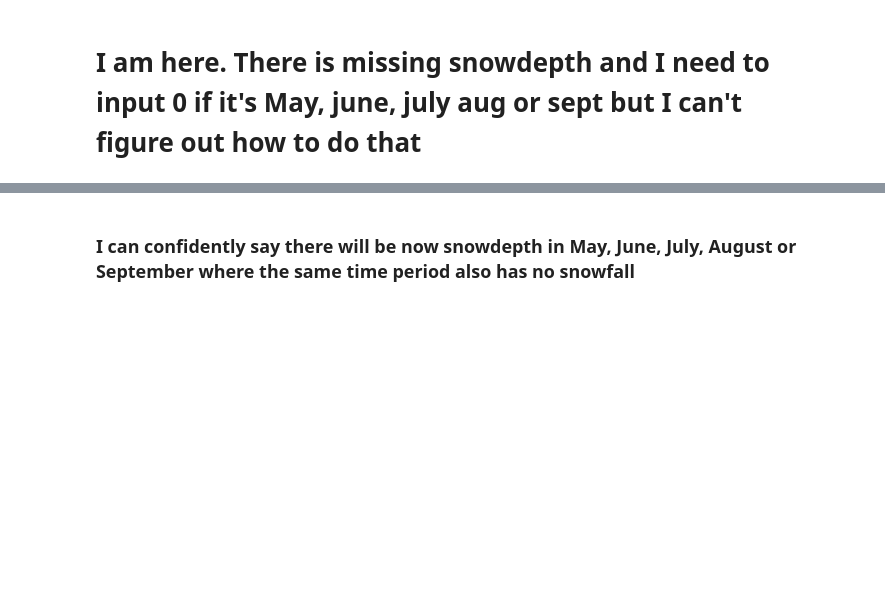
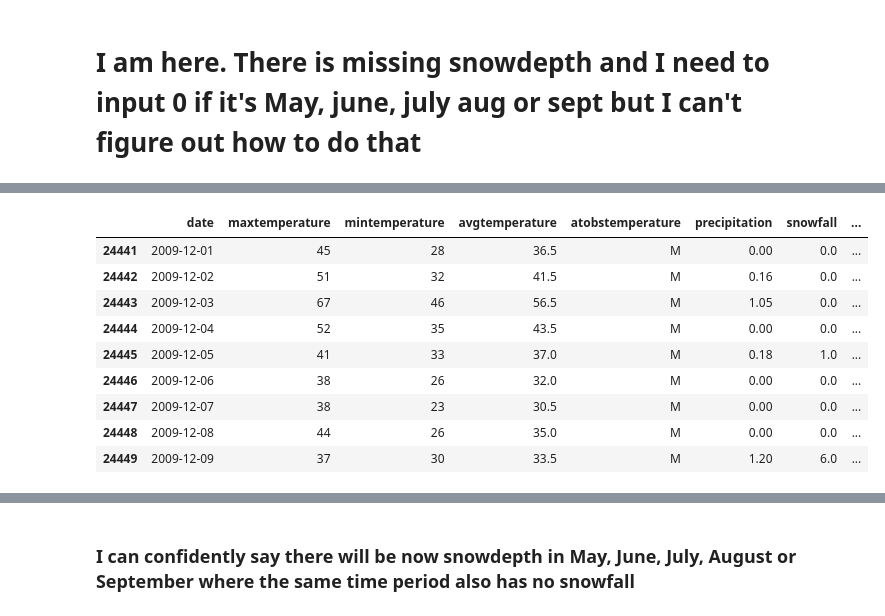
Before and after one commit to mrp10005/Bradley_CT_Weather, a Jupyter notebook: Bradley_Data_Cleansing_1_1_1943_12_31_2023.ipynb, the cells around one changed output, grey strips where cells are left out. Saved outputs shown, nothing was run; the diff lists cells and outputs as text; code cells hidden in the pictures; blank space fills up the shorter version.

```diff
--- a/Bradley_Data_Cleansing_1_1_1943_12_31_2023.ipynb
+++ b/Bradley_Data_Cleansing_1_1_1943_12_31_2023.ipynb
@@ -722,3 +766,17 @@ print(df2_2010s.snow_same.sum()/len(df2_2010s))
+# %%
+# Nov 2009 didn't have any snow
+df2[(df2['date'] >= '2009-12-01') & (df2['date'] < '2009-12-10')]
+# %% [output]
+|  | date | maxtemperature | mintemperature | avgtemperature | atobstemperature | precipitation | snowfall | ... |
+| 24441 | 2009-12-01 | 45 | 28 | 36.5 | M | 0.00 | 0.0 | ... |
+| 24442 | 2009-12-02 | 51 | 32 | 41.5 | M | 0.16 | 0.0 | ... |
+| 24443 | 2009-12-03 | 67 | 46 | 56.5 | M | 1.05 | 0.0 | ... |
+| 24444 | 2009-12-04 | 52 | 35 | 43.5 | M | 0.00 | 0.0 | ... |
+| 24445 | 2009-12-05 | 41 | 33 | 37.0 | M | 0.18 | 1.0 | ... |
+| 24446 | 2009-12-06 | 38 | 26 | 32.0 | M | 0.00 | 0.0 | ... |
+| 24447 | 2009-12-07 | 38 | 23 | 30.5 | M | 0.00 | 0.0 | ... |
+| 24448 | 2009-12-08 | 44 | 26 | 35.0 | M | 0.00 | 0.0 | ... |
+| 24449 | 2009-12-09 | 37 | 30 | 33.5 | M | 1.20 | 6.0 | ... |
 # %%
 ### snow depth has some missing
 df_cornell[(df_cornell['date']>= '2010-01-01') & (df_cornell['date']< '2020-01-01')
```
Also changed, not shown: parts of 21 cells of this notebook.
